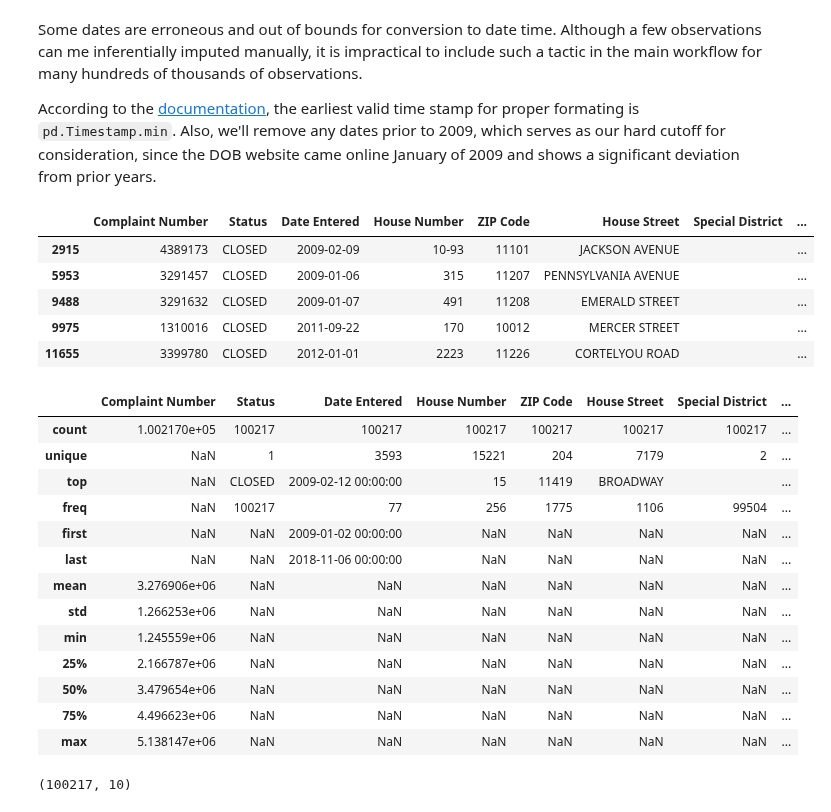
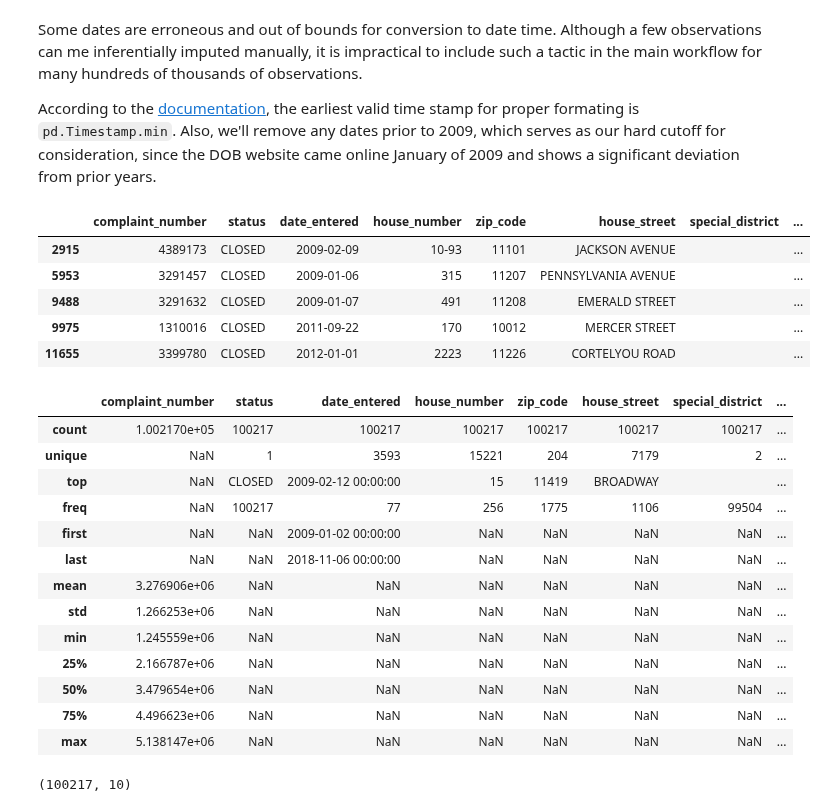
Before and after one commit to Shaddyjr/dob_complaints, a Jupyter notebook: dob_data_cleaning.ipynb, the cells around one changed output. Cells and saved outputs as stored; diff of their text form; code cells hidden in the pictures.

```diff
--- a/dob_data_cleaning.ipynb
+++ b/dob_data_cleaning.ipynb
@@ -129,7 +157,7 @@ FileNotFoundError: [Errno 2] File ./datasets/ACS_17_5YR_S1901_with_ann.csv does
 
 The only relevant observations are cases that are currently closed.
 # %%
-df = df[df["Status"] == "CLOSED"]
+df = df[df["status"] == "CLOSED"]
 # %% [markdown]
 ### Converting Inspection date to datetime
 # %%
@@ -147,11 +175,11 @@ Some dates are erroneous and out of bounds for conversion to date time. Although
 According to the [documentation](http://pandas.pydata.org/pandas-docs/stable/timeseries.html#timeseries-timestamp-limits), the earliest valid time stamp for proper formating is `pd.Timestamp.min`. Also, we'll remove any dates prior to 2009, which serves as our hard cutoff for consideration, since the DOB website came online January of 2009 and shows a significant deviation from prior years.
 # %%
 # filtering invalid years
-years = df["Inspection Date"].apply(lambda a:a.split("/")[2])
+years = df["inspection_date"].apply(lambda a:a.split("/")[2])
 invalid_year_indeces = years[years.astype(int) < 2009].index
 df.loc[invalid_year_indeces,:].head()
 # %% [output]
-|  | Complaint Number | Status | Date Entered | House Number | ZIP Code | House Street | Special District | ... |
+|  | complaint_number | status | date_entered | house_number | zip_code | house_street | special_district | ... |
 | 2915 | 4389173 | CLOSED | 2009-02-09 | 10-93 | 11101 | JACKSON AVENUE |  | ... |
 | 5953 | 3291457 | CLOSED | 2009-01-06 | 315 | 11207 | PENNSYLVANIA AVENUE |  | ... |
 | 9488 | 3291632 | CLOSED | 2009-01-07 | 491 | 11208 | EMERALD STREET |  | ... |
@@ -160,10 +188,10 @@ df.loc[invalid_year_indeces,:].head()
 # %%
 # dropping invalid years
 df.drop(index = invalid_year_indeces, inplace = True)
-df["Inspection Date"] = df["Inspection Date"].astype('datetime64[ns]')
+df["inspection_date"] = df["inspection_date"].astype('datetime64[ns]')
 df.describe(include = "all")
 # %% [output]
-|  | Complaint Number | Status | Date Entered | House Number | ZIP Code | House Street | Special District | ... |
+|  | complaint_number | status | date_entered | house_number | zip_code | house_street | special_district | ... |
 | count | 1.002170e+05 | 100217 | 100217 | 100217 | 100217 | 100217 | 100217 | ... |
 | unique | NaN | 1 | 3593 | 15221 | 204 | 7179 | 2 | ... |
 | top | NaN | CLOSED | 2009-02-12 00:00:00 | 15 | 11419 | BROADWAY |  | ... |
```
Also changed, not shown: parts of 66 cells of this notebook, 2 other files.
